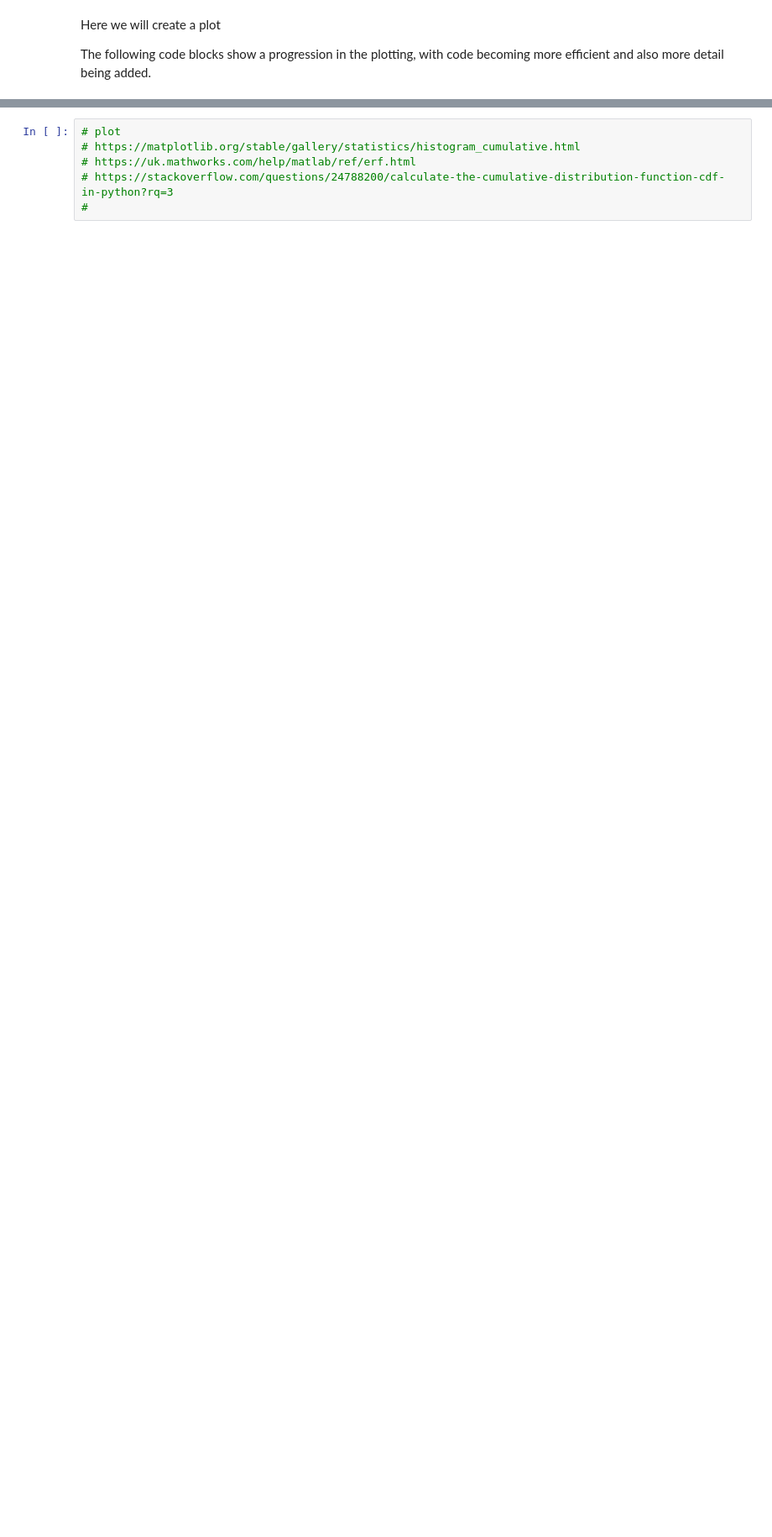
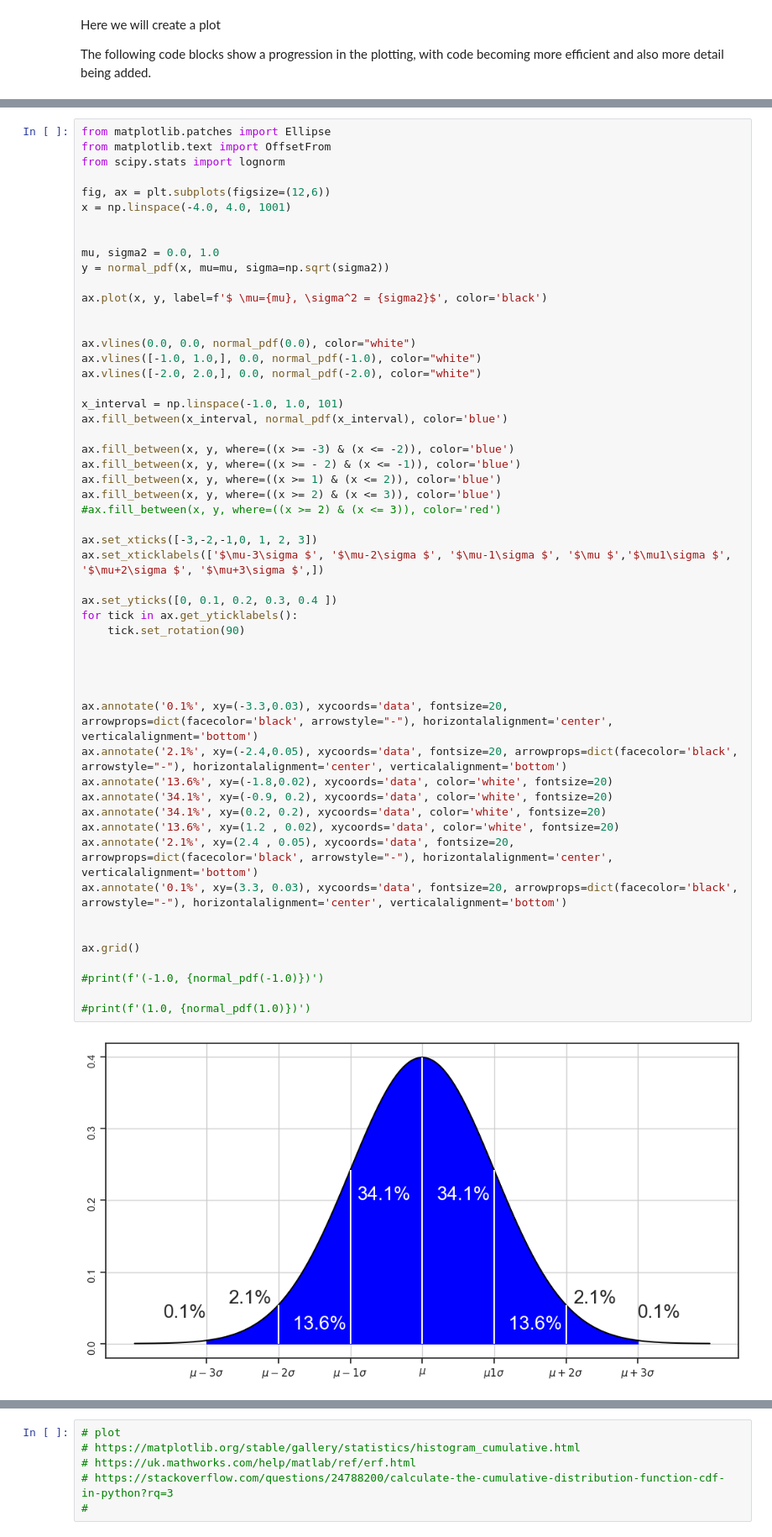
Before and after one commit to VCurry20/MachineLearning_Statistics, a Jupyter notebook: Video Reviews/T_Test.ipynb, the cells around one changed output, grey strips where cells are left out. Shown at 84% size. Drawn from its saved outputs; the diff is of its cells as text; blank space fills up the shorter version.

```diff
--- a/Video Reviews/T_Test.ipynb
+++ b/Video Reviews/T_Test.ipynb
@@ -380,0 +391,55 @@ ax.grid()
+# %%
+from matplotlib.patches import Ellipse
+from matplotlib.text import OffsetFrom
+from scipy.stats import lognorm
+
+fig, ax = plt.subplots(figsize=(12,6))
+x = np.linspace(-4.0, 4.0, 1001)
+
+
+mu, sigma2 = 0.0, 1.0
+y = normal_pdf(x, mu=mu, sigma=np.sqrt(sigma2))
+
+ax.plot(x, y, label=f'$ \mu={mu}, \sigma^2 = {sigma2}$', color='black')
+
+
+ax.vlines(0.0, 0.0, normal_pdf(0.0), color="white")
+ax.vlines([-1.0, 1.0,], 0.0, normal_pdf(-1.0), color="white")
+ax.vlines([-2.0, 2.0,], 0.0, normal_pdf(-2.0), color="white")
+
+x_interval = np.linspace(-1.0, 1.0, 101)
+ax.fill_between(x_interval, normal_pdf(x_interval), color='blue')
+
+ax.fill_between(x, y, where=((x >= -3) & (x <= -2)), color='blue')
+ax.fill_between(x, y, where=((x >= - 2) & (x <= -1)), color='blue')
+ax.fill_between(x, y, where=((x >= 1) & (x <= 2)), color='blue')
+ax.fill_between(x, y, where=((x >= 2) & (x <= 3)), color='blue')
+#ax.fill_between(x, y, where=((x >= 2) & (x <= 3)), color='red')
+
+ax.set_xticks([-3,-2,-1,0, 1, 2, 3])
+ax.set_xticklabels(['$\mu-3\sigma $', '$\mu-2\sigma $', '$\mu-1\sigma $', '$\mu $','$\mu1\sigma $', '$\mu+2\sigma $', '$\mu+3\sigma $',])
+
+ax.set_yticks([0, 0.1, 0.2, 0.3, 0.4 ])
+for tick in ax.get_yticklabels():
+    tick.set_rotation(90)
+
+
+
+
+ax.annotate('0.1%', xy=(-3.3,0.03), xycoords='data', fontsize=20,  arrowprops=dict(facecolor='black', arrowstyle="-"), horizontalalignment='center', verticalalignment='bottom')
+ax.annotate('2.1%', xy=(-2.4,0.05), xycoords='data', fontsize=20, arrowprops=dict(facecolor='black', arrowstyle="-"), horizontalalignment='center', verticalalignment='bottom')
+ax.annotate('13.6%', xy=(-1.8,0.02), xycoords='data', color='white', fontsize=20)
+ax.annotate('34.1%', xy=(-0.9, 0.2), xycoords='data', color='white', fontsize=20)
+ax.annotate('34.1%', xy=(0.2, 0.2), xycoords='data', color='white', fontsize=20)
+ax.annotate('13.6%', xy=(1.2 , 0.02), xycoords='data', color='white', fontsize=20)
+ax.annotate('2.1%', xy=(2.4 , 0.05), xycoords='data', fontsize=20, arrowprops=dict(facecolor='black', arrowstyle="-"), horizontalalignment='center', verticalalignment='bottom')
+ax.annotate('0.1%', xy=(3.3, 0.03), xycoords='data', fontsize=20, arrowprops=dict(facecolor='black', arrowstyle="-"), horizontalalignment='center', verticalalignment='bottom')
+
+
+ax.grid()
+
+#print(f'(-1.0, {normal_pdf(-1.0)})')
+
+#print(f'(1.0, {normal_pdf(1.0)})')
+# %% [output]
+[figure, added]
```
Also changed, not shown: parts of 45 cells of this notebook, 8 other files.
